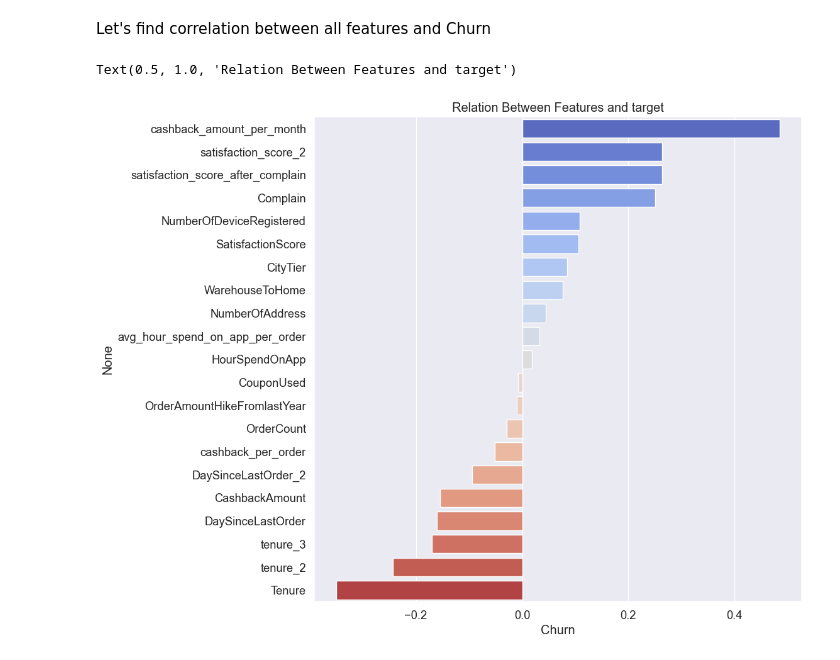
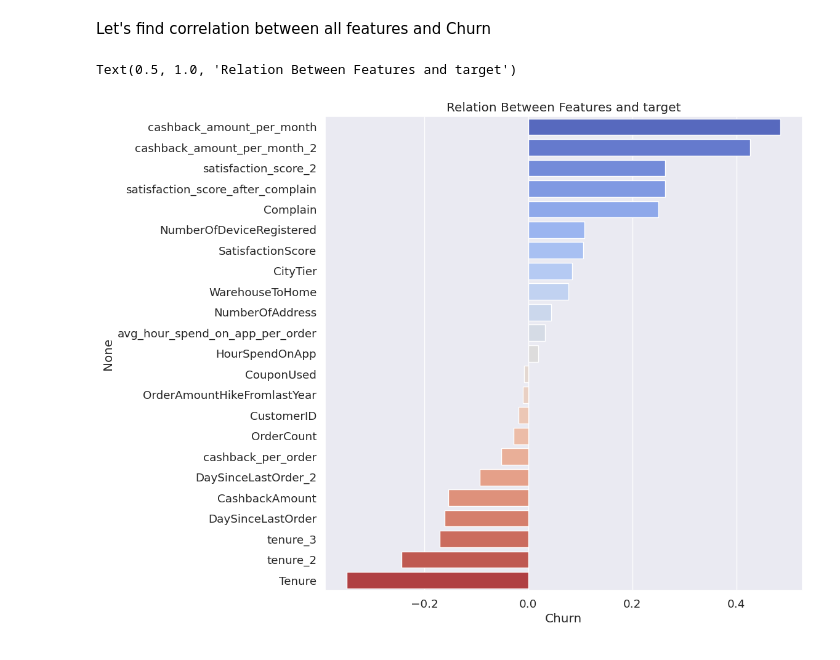
Before and after one commit to maria-snarava/portfolio-ml, a Jupyter notebook: CustomerChurnPrediction.ipynb, the cells around one changed output. Drawn from its saved outputs; the diff is of its cells as text; code cells hidden in the pictures.

```diff
--- a/CustomerChurnPrediction.ipynb
+++ b/CustomerChurnPrediction.ipynb
@@ -85,7 +96,8 @@ Here, I'll get a better understanding of dataset. First, I load the customer dat
 # %%
 import pandas as pd
+RANDOM_STATE = 42
 
-df = pandas.read_excel('data/ECommerceDataset.xlsx', sheet_name='E Comm')
+df = pd.read_excel('/content/drive/MyDrive/Colab Notebooks/data/ECommerceDataset.xlsx', sheet_name='E Comm')
 # %% [markdown]
 ### Data Variable Description
 | Column Name | Description |
@@ -283,8 +282,22 @@ y_pred_test = pipeline.predict(X_test)
 
 print(f"Accuracy on test set: {pipeline.score(X_test, y_test):0.5}%")
 #confusion matrix test Data
-cm_lr = confusion_matrix(y_test, y_pred_test)
-sns.set(font_scale = 1.2)
-sns.heatmap(cm_lr,annot = True,fmt = 'd', cmap ='Greens')
+cm_lr_test = confusion_matrix(y_test, y_pred_test)
+
+
+fig, ax =plt.subplots(1, 2, figsize=(20, 6))
+ax[0].set_title('Test Set')
+sns.heatmap(cm_lr_test, annot = True,fmt = 'd', cmap ='Blues', ax=ax[0])
+
+#Calculate accuracy
+y_pred = pipeline.predict(X_train)
+print(f"Accuracy on train set: {pipeline.score(X_train, y_train):0.5}%")
+cm_lr = confusion_matrix(y_train, y_pred)
+
+ax[1].set_title('Train Set')
+sns.heatmap(cm_lr,annot = True,fmt = 'd', cmap ='Greens', ax=ax[1])
+
+
+fig.show()
 # %% [output]
 Accuracy on test set: 0.82475%
@@ -344,14 +357,16 @@ plt.show()
 
 Let's create new variable to increese accurancy of linear regression
 # %%
-df['cashback_per_order'] = df['CashbackAmount'] / df['OrderCount']
-df['avg_hour_spend_on_app_per_order'] = df['HourSpendOnApp'] / df['OrderCount']
-df['satisfaction_score_after_complain'] = df['Complain'] * df['SatisfactionScore']
-df['satisfaction_score_2'] = df['SatisfactionScore'] * df['Complain']
-df['tenure_2'] =  df['Tenure'] * df['Tenure']
-df['tenure_3'] =  df['Tenure'] * df['Tenure'] * df['Tenure']
-df['cashback_amount_per_month'] = df['CashbackAmount']/ (df['Tenure'] + 1)
-df['DaySinceLastOrder_2'] = df['DaySinceLastOrder'] * df['DaySinceLastOrder']
+df_new_features = df.copy()
+df_new_features['cashback_per_order'] = df['CashbackAmount'] / df['OrderCount']
+df_new_features['avg_hour_spend_on_app_per_order'] = df['HourSpendOnApp'] / df['OrderCount']
+df_new_features['satisfaction_score_after_complain'] = df['Complain'] * df['SatisfactionScore']
+df_new_features['satisfaction_score_2'] = df['SatisfactionScore'] * df['Complain']
+df_new_features['tenure_2'] =  df['Tenure'] * df['Tenure']
+df_new_features['tenure_3'] =  df['Tenure'] * df['Tenure'] * df['Tenure']
+df_new_features['cashback_amount_per_month'] = df['CashbackAmount']/ (df['Tenure'] + 1)
+df_new_features['DaySinceLastOrder_2'] = df['DaySinceLastOrder'] * df['DaySinceLastOrder']
+df_new_features['cashback_amount_per_month_2'] = df['cashback_amount_per_month'] * df['cashback_amount_per_month']
 # %% [markdown]
 ### Feature selection
 # %% [markdown]
@@ -359,13 +374,13 @@ Let's find correlation between all features and Churn
 # %%
 import matplotlib.pyplot as plt
 import seaborn as sns
 
-corr_matrix = df.select_dtypes(["int64", "float64"]).corr()
+corr_matrix = df_new_features.select_dtypes(["int64", "float64"]).corr()
 churn_corr_vector = corr_matrix['Churn'].sort_values(ascending = False)
 churn_corr_vector = churn_corr_vector[1:]
 plt.figure(figsize = (10,10))
 sns.barplot(x = churn_corr_vector, y = churn_corr_vector.index, hue = churn_corr_vector.index, palette = 'coolwarm', legend=False)
 plt.title('Relation Between Features and target')
 # %% [output]
 Text(0.5, 1.0, 'Relation Between Features and target')
-[figure, old version]
+[figure, new version]
```
Also changed, not shown: parts of 23 cells of this notebook.
